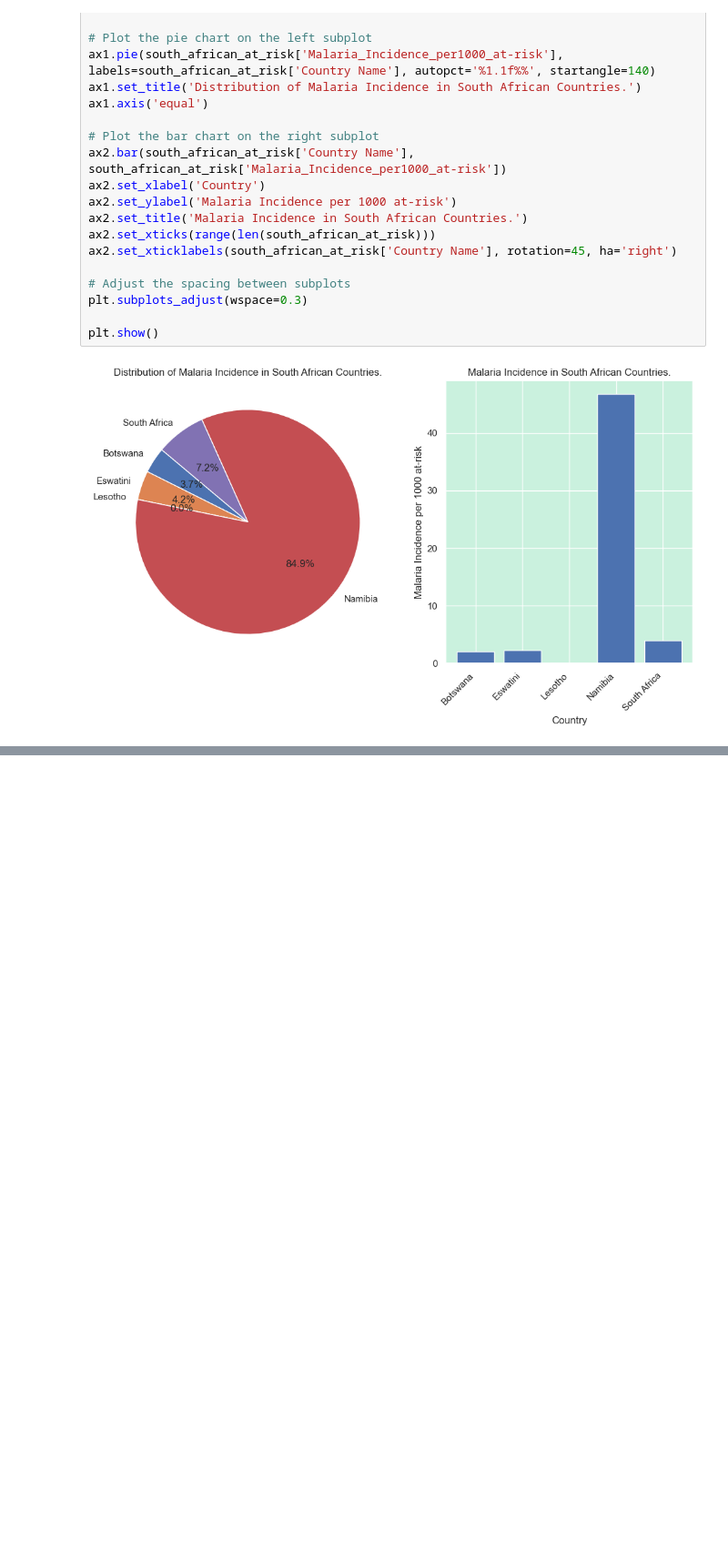
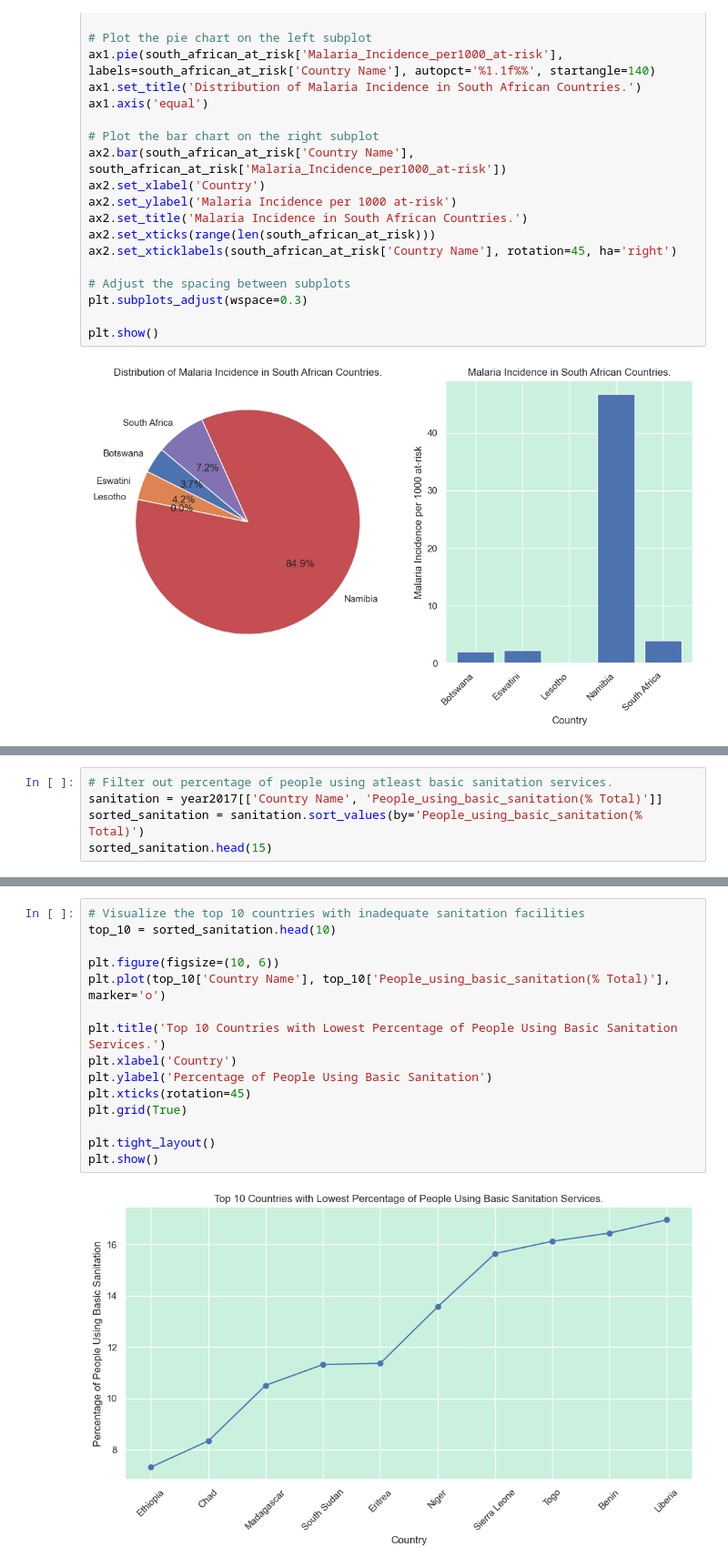
Before and after one commit to swalusimbi/Malaria_In_Africa, a Jupyter notebook: Malaria_in_Africa_GroupB/src/grp_work/project.ipynb, the cells around one changed output, grey strips where cells are left out. Shown at 91% size. Cells and saved outputs as stored; diff of their text form; blank space fills up the shorter version.

Commit message:
Analyzing infrastructure for healthcare in terms of drinking water services and sanitation services.

```diff
--- a/Malaria_in_Africa_GroupB/src/grp_work/project.ipynb
+++ b/Malaria_in_Africa_GroupB/src/grp_work/project.ipynb
@@ -541,0 +546,5 @@ plt.show()
+# %%
+# Filter out percentage of people using atleast basic sanitation services.
+sanitation = year2017[['Country Name', 'People_using_basic_sanitation(% Total)']]
+sorted_sanitation = sanitation.sort_values(by='People_using_basic_sanitation(% Total)')
+sorted_sanitation.head(15)
@@ -541,0 +568,17 @@ plt.show()
+# %%
+# Visualize the top 10 countries with inadequate sanitation facilities
+top_10 = sorted_sanitation.head(10)
+
+plt.figure(figsize=(10, 6))
+plt.plot(top_10['Country Name'], top_10['People_using_basic_sanitation(% Total)'], marker='o')
+
+plt.title('Top 10 Countries with Lowest Percentage of People Using Basic Sanitation Services.')
+plt.xlabel('Country')
+plt.ylabel('Percentage of People Using Basic Sanitation')
+plt.xticks(rotation=45)
+plt.grid(True)
+
+plt.tight_layout()
+plt.show()
+# %% [output]
+[figure, added]
```
Also changed, not shown: parts of 18 cells of this notebook.
